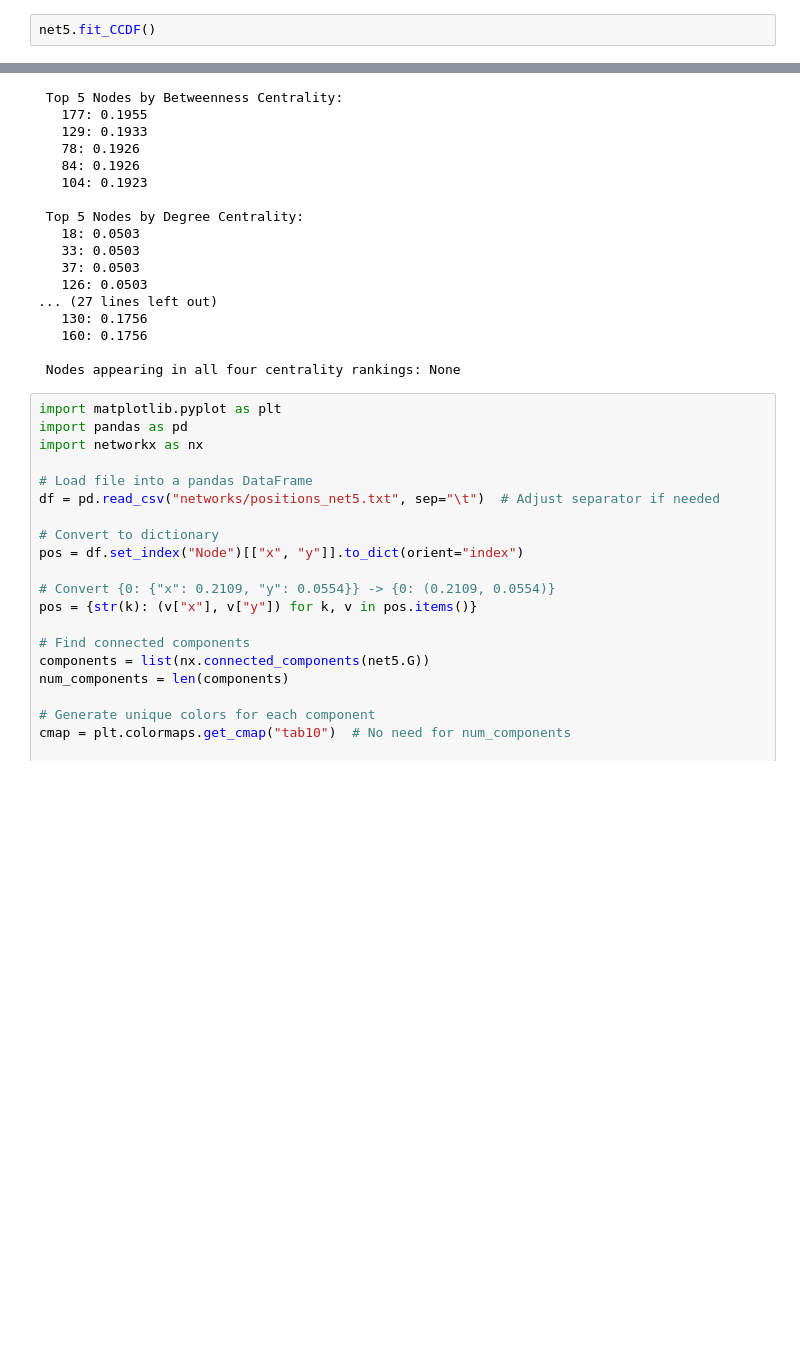
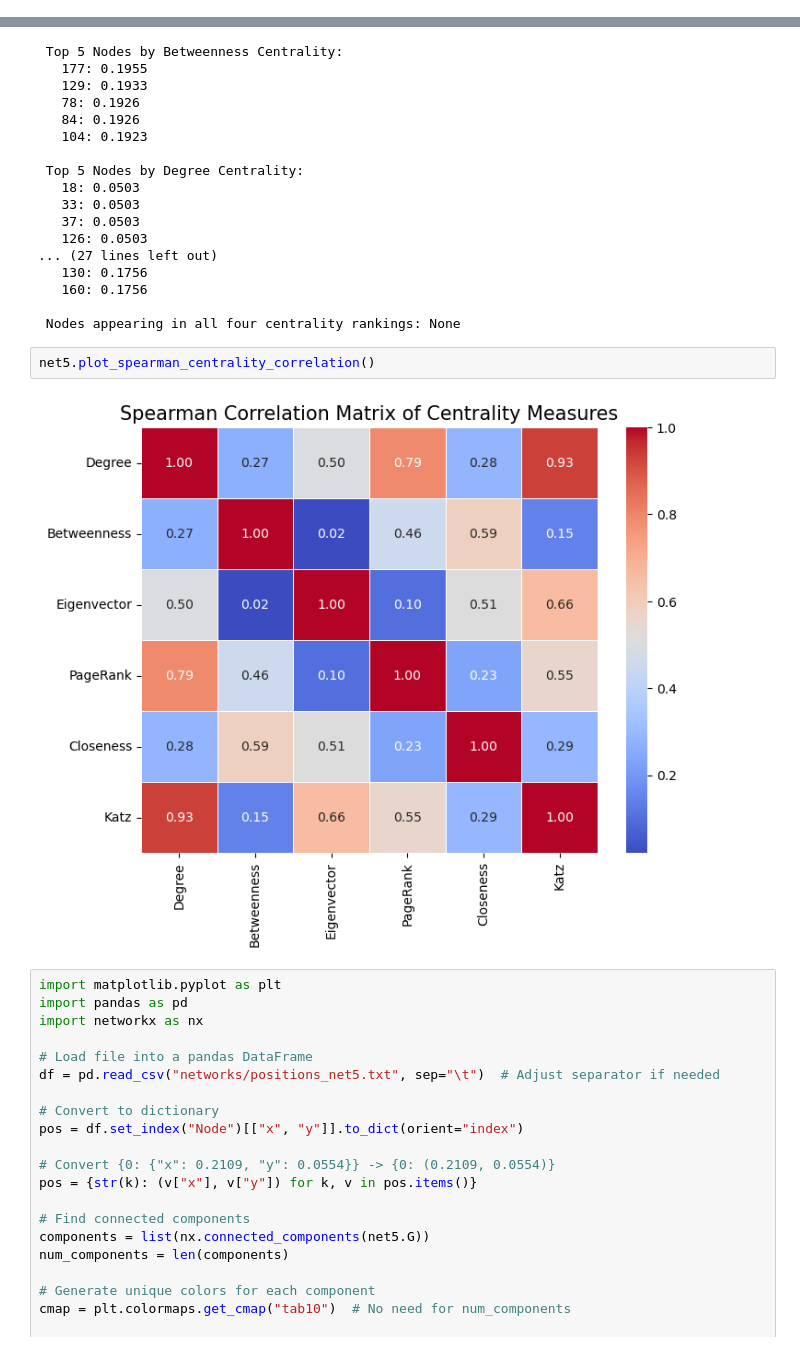
Before and after one commit to imiguelrodriguez/A1_ComplexNetworks, a Jupyter notebook: networks_analyzer.ipynb, the cells around one changed output, grey strips where cells are left out. Cells and saved outputs as stored; diff of their text form; blank space fills up the shorter version.

```diff
--- a/networks_analyzer.ipynb
+++ b/networks_analyzer.ipynb
@@ -440,5 +457,3 @@ Graph is disconnected. Average path length and diameter are not defined.
 net5.plot_histograms()
 # %% [output]
 [figure]
-# %%
-net5.fit_CCDF()
@@ -464,6 +477,10 @@ net5.extract_microscopic_features()
    160: 0.1756
 
  Nodes appearing in all four centrality rankings: None
+# %%
+net5.plot_spearman_centrality_correlation()
+# %% [output]
+[figure, added]
 # %%
 import matplotlib.pyplot as plt
 import pandas as pd
```
Also changed, not shown: parts of 4 cells of this notebook.
